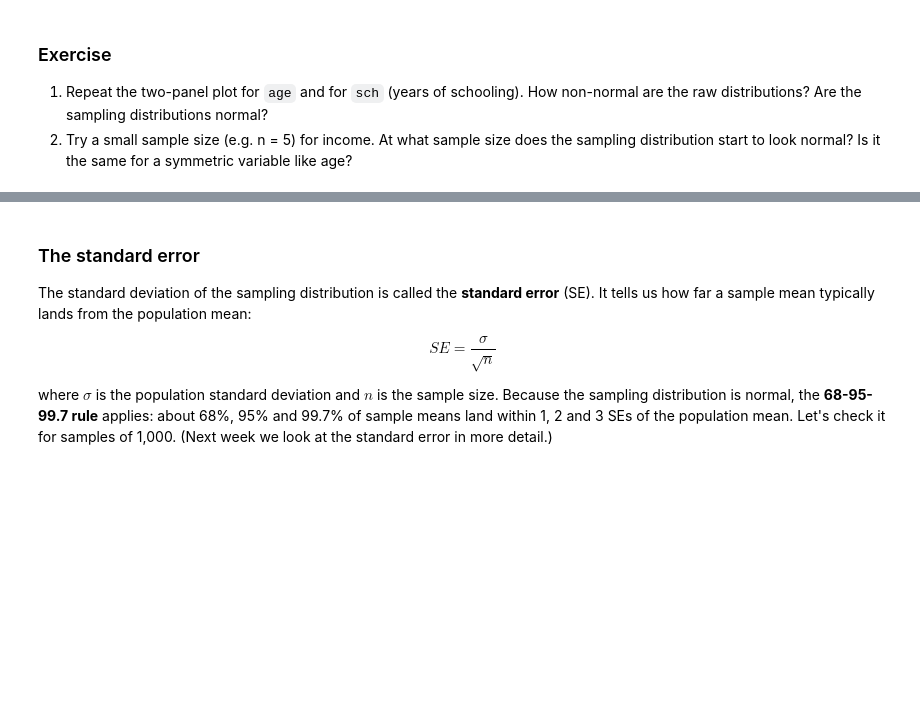
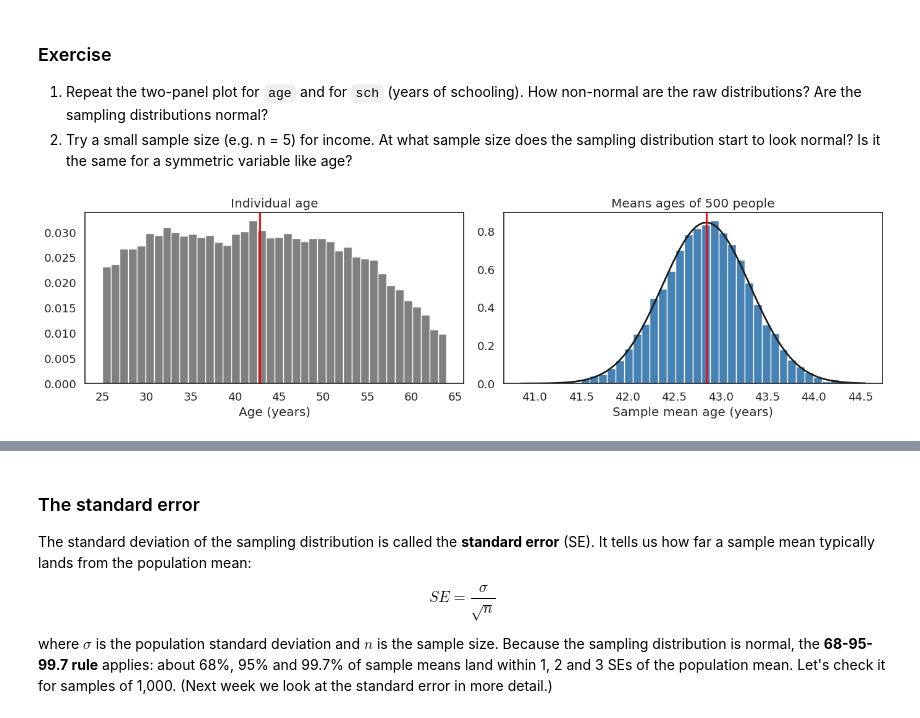
Before and after one commit to jasminebarry/BASC0005, a Jupyter notebook: w05_distributions_and_basic_statistics.ipynb, the cells around one changed output, grey strips where cells are left out. Saved outputs shown, nothing was run; the diff lists cells and outputs as text; code cells hidden in the pictures; blank space fills up the shorter version.

```diff
--- a/w05_distributions_and_basic_statistics.ipynb
+++ b/w05_distributions_and_basic_statistics.ipynb
@@ -648,0 +655,14 @@ plt.tight_layout(); plt.show()
+# %%
+# your code here
+
+# task 1 - age
+fig, axes = plt.subplots(1, 2, figsize=(14, 4))
+axes[0].hist(df["age"], bins=40, density=True, color="grey", edgecolor="white")
+axes[0].axvline(df["age"].mean(), color="red", lw=2)
+axes[0].set(title="Individual age", xlabel="Age (years)")
+plot_sampling_distribution(sample_means(df["age"], 500), axes[1], df["age"].mean(),
+                           "Means ages of 500 people")
+axes[1].set_xlabel("Sample mean age (years)")
+plt.tight_layout(); plt.show()
+# %% [output]
+[figure, added]
```
Also changed, not shown: parts of 24 cells of this notebook.
